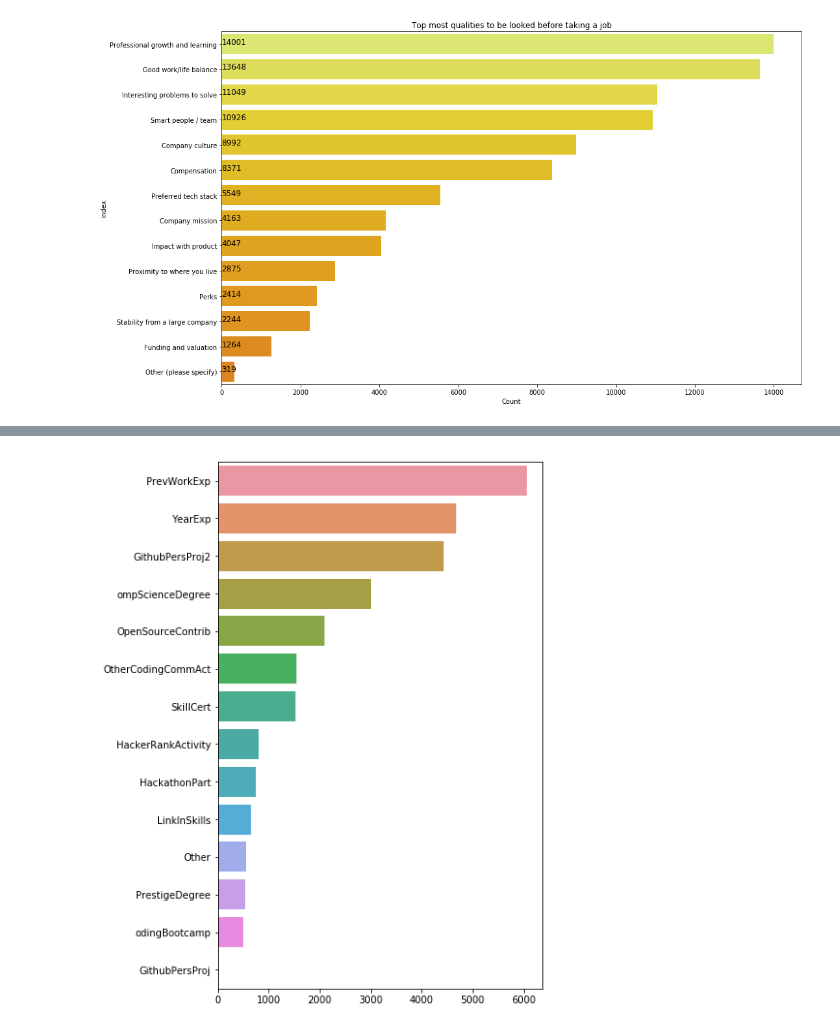
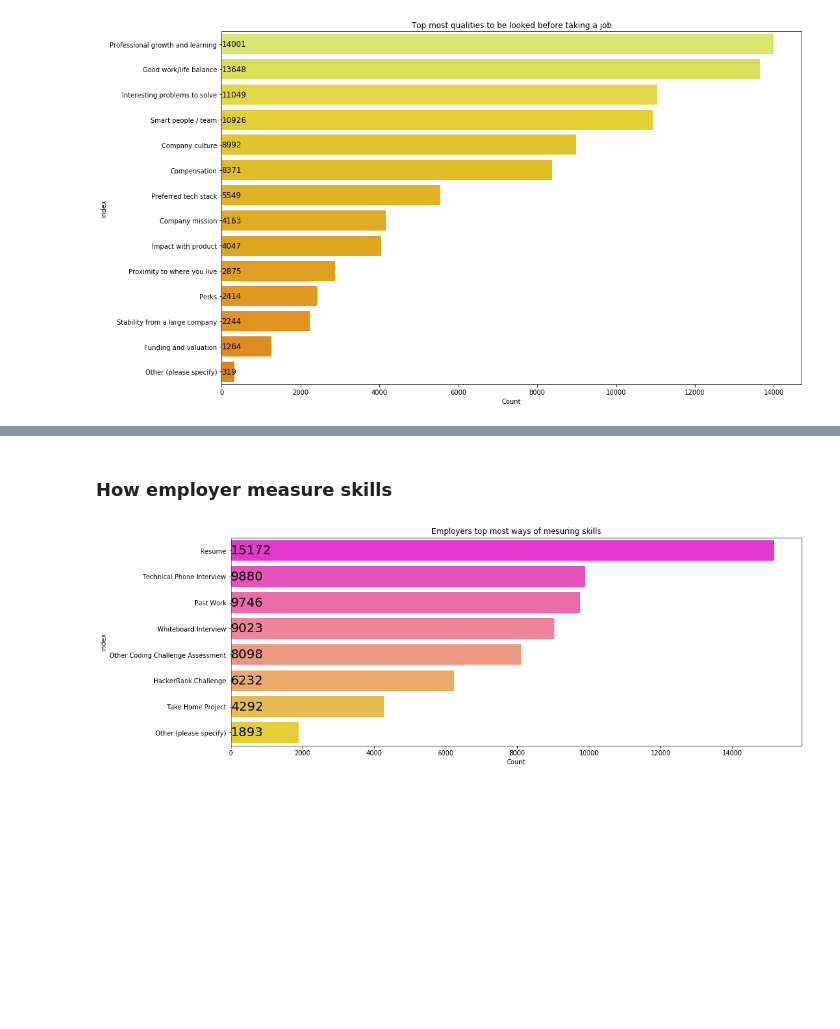
Before and after one commit to bipin2295/Developer-Survey, a Jupyter notebook: HackerrankAnalysis.ipynb, the cells around one changed output, grey strips where cells are left out. Saved outputs shown, nothing was run; the diff lists cells and outputs as text; code cells hidden in the pictures; blank space fills up the shorter version.

```diff
--- a/HackerrankAnalysis.ipynb
+++ b/HackerrankAnalysis.ipynb
@@ -350,7 +350,7 @@ f,ax = plt.subplots(1,2,figsize=(16,10))
 industry =  survey['q10Industry'].value_counts()
 sns.barplot(industry.values,industry.index,ax=ax[0],palette='Pastel1')
 for i,v in enumerate(industry.values):
-    ax[0].text(1,i,v,fontsize=12)
+    ax[0].text(10,i,v,fontsize=12,va='center')
 ax[0].set_title('Industry distribution')
 ax[0].set_xlabel('count')
 
@@ -383,7 +383,7 @@ newJob=newJob.sort_values(by='count',ascending=False)
 plt.figure(figsize=(16,10))
 sns.barplot(newJob['count'],newJob['index'],palette='Wistia')
 for i,v in enumerate(newJob['count']):
-    plt.text(0.8,i,v,fontsize=12)
+    plt.text(0.8,i,v,fontsize=12,va='center')
 plt.xlabel('Count')
 plt.title('Top most qualities to be looked before taking a job')
 plt.show()
@@ -444,4 +391,0 @@ Index(['q20CandYearExp', 'q20CandCompScienceDegree', 'q20CandCodingBootcamp',
-# %%
-for i in label:
-    count.append(qual[i].count())
-print (count)
@@ -450,4 +391,0 @@ print (count)
-# %%
-x=[]
-for i in label:
-    x.append(i.lstrip('q20Cand'))
@@ -472,6 +392,25 @@ plt.show()
-# %%
-plt.figure(figsize=(6,10))
-sns.barplot(count,x)
-plt.show()
-# %% [output]
-[figure, removed]
+# %% [markdown]
+### How employer measure skills
+# %%
+cols = survey.columns[survey.columns.str.startswith('q13')]
+#cols
+skills = pd.DataFrame()
+
+for i in cols:
+    agg = survey[i].value_counts().reset_index(name='count')
+    skills = pd.concat([skills,agg])
+
+#print(skills)
+skills.sort_values(by='count',ascending=False,inplace=True)
+
+plt.figure(figsize=(16,6))
+sns.barplot(skills['count'],skills['index'],palette='spring')
+
+for i,v in enumerate(skills['count']):
+    plt.text(1,i,v,fontsize=20,verticalalignment='center')
+
+plt.title('Employers top most ways of mesuring skills')
+plt.xlabel('Count')
+plt.show()
+# %% [output]
+[figure, added]
```
Also changed, not shown: parts of 29 cells of this notebook.
